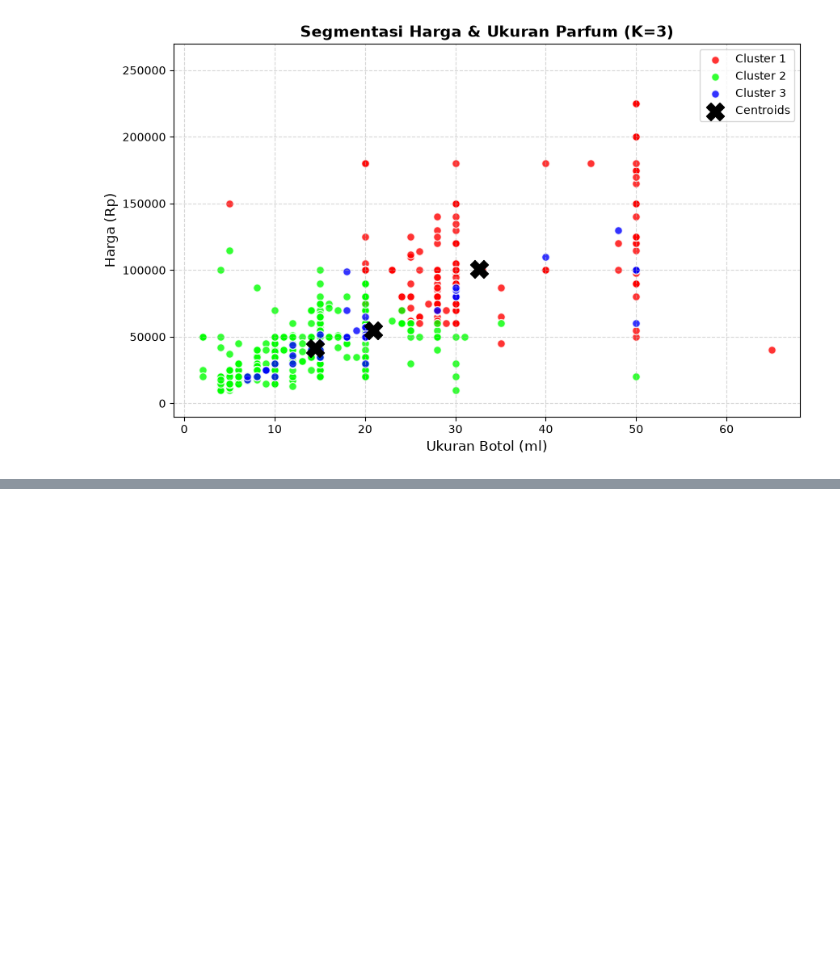
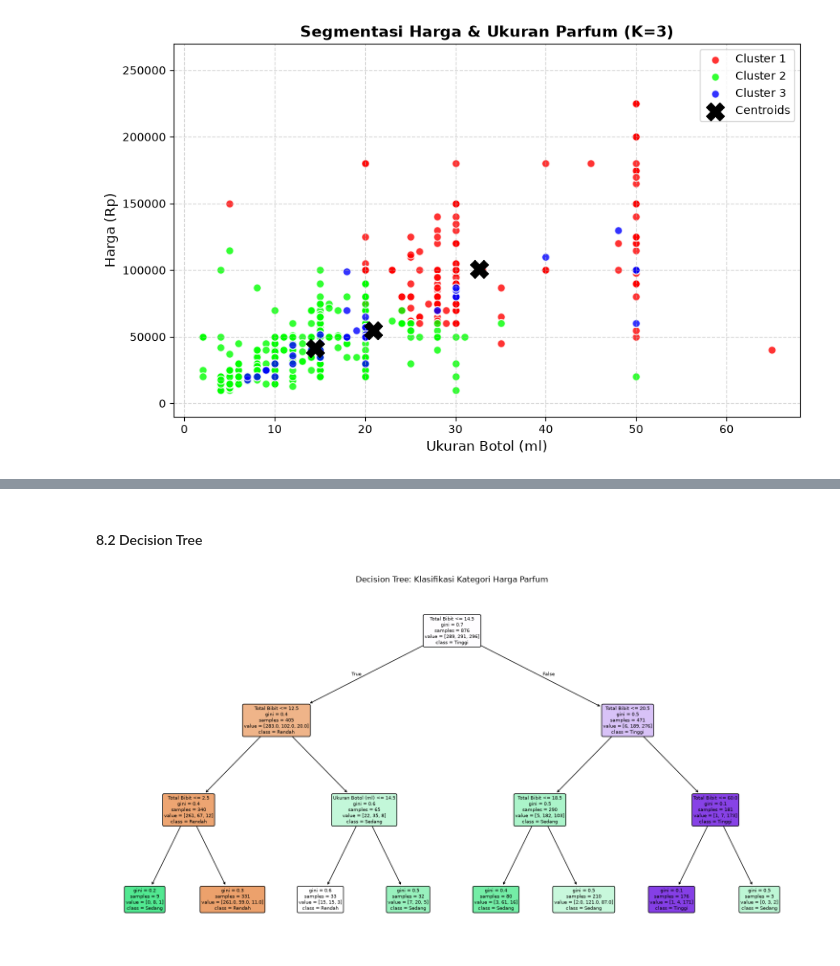
Before and after one commit to kyandap/UAS-Prak-Data-Mining-Parfum, a Jupyter notebook: Project-UAS.ipynb, the cells around one changed output, grey strips where cells are left out. Saved outputs shown, nothing was run; the diff lists cells and outputs as text; code cells hidden in the pictures; blank space fills up the shorter version.

```diff
--- a/Project-UAS.ipynb
+++ b/Project-UAS.ipynb
@@ -1973,0 +1995,8 @@ plt.show()
+# %%
+# Menggunakan kuantil (qcut) agar distribusi kelas seimbang
+df_dt['Kategori Harga'] = pd.qcut(df_dt['Harga (Rp)'], q=3, labels=['Rendah', 'Sedang', 'Tinggi'])
+
+# Print batas harga untuk referensi interpretasi
+batas_rendah = df_dt[df_dt['Kategori Harga']=='Rendah']['Harga (Rp)'].max()
+batas_sedang = df_dt[df_dt['Kategori Harga']=='Sedang']['Harga (Rp)'].max()
+print(f"Batas Harga:\nRendah: <= Rp{batas_rendah:,.0f}\nSedang: Rp{batas_rendah+1:,.0f} - Rp{batas_sedang:,.0f}\nTinggi: > Rp{batas_sedang:,.0f}\n")
@@ -1973,0 +2063,10 @@ plt.show()
+# %% [markdown]
+#### 8.2 Decision Tree
+# %%
+plt.figure(figsize=(15, 8))
+plot_tree(clf, feature_names=X.columns, class_names=clf.classes_, filled=True, rounded=True, precision=1)
+plt.title("Decision Tree: Klasifikasi Kategori Harga Parfum")
+plt.tight_layout()
+plt.show()
+# %% [output]
+[figure, added]
```
Also changed, not shown: parts of 19 cells of this notebook.
